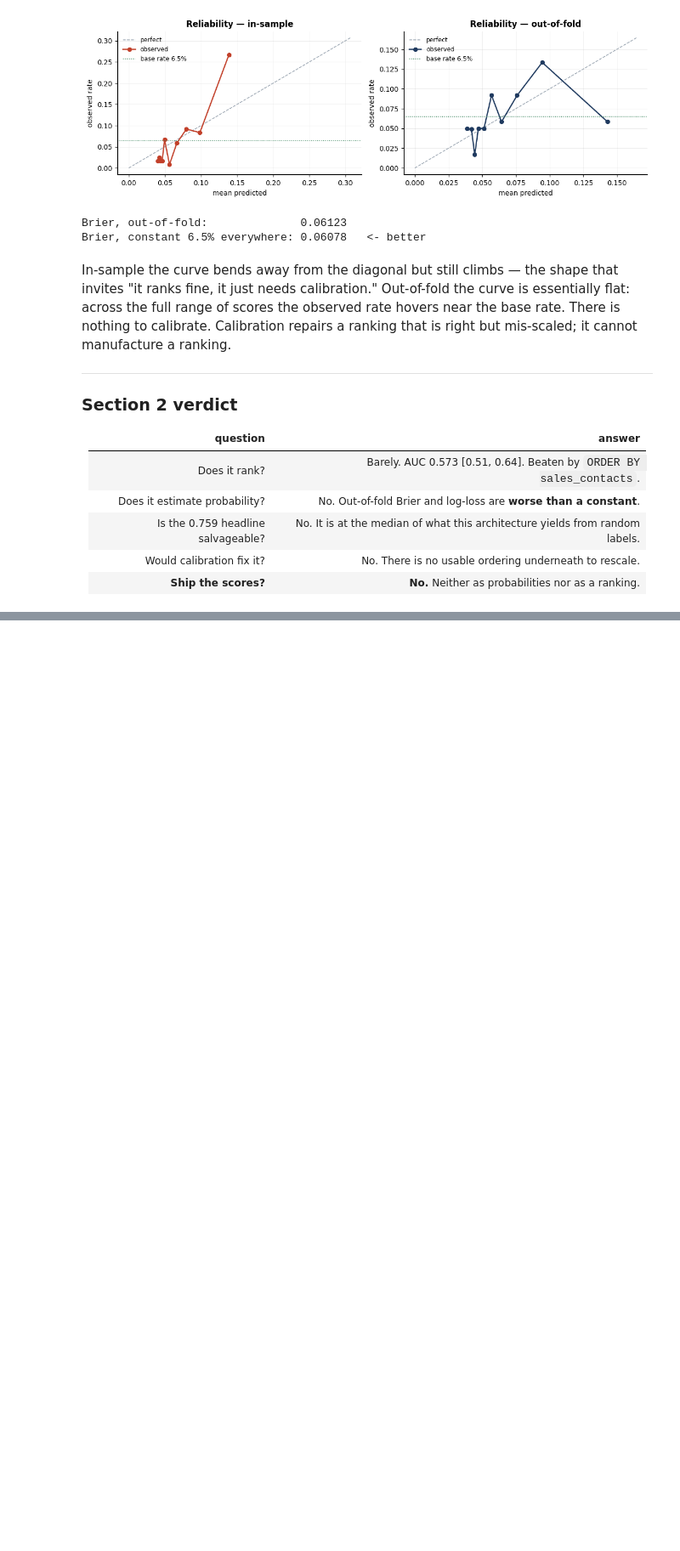
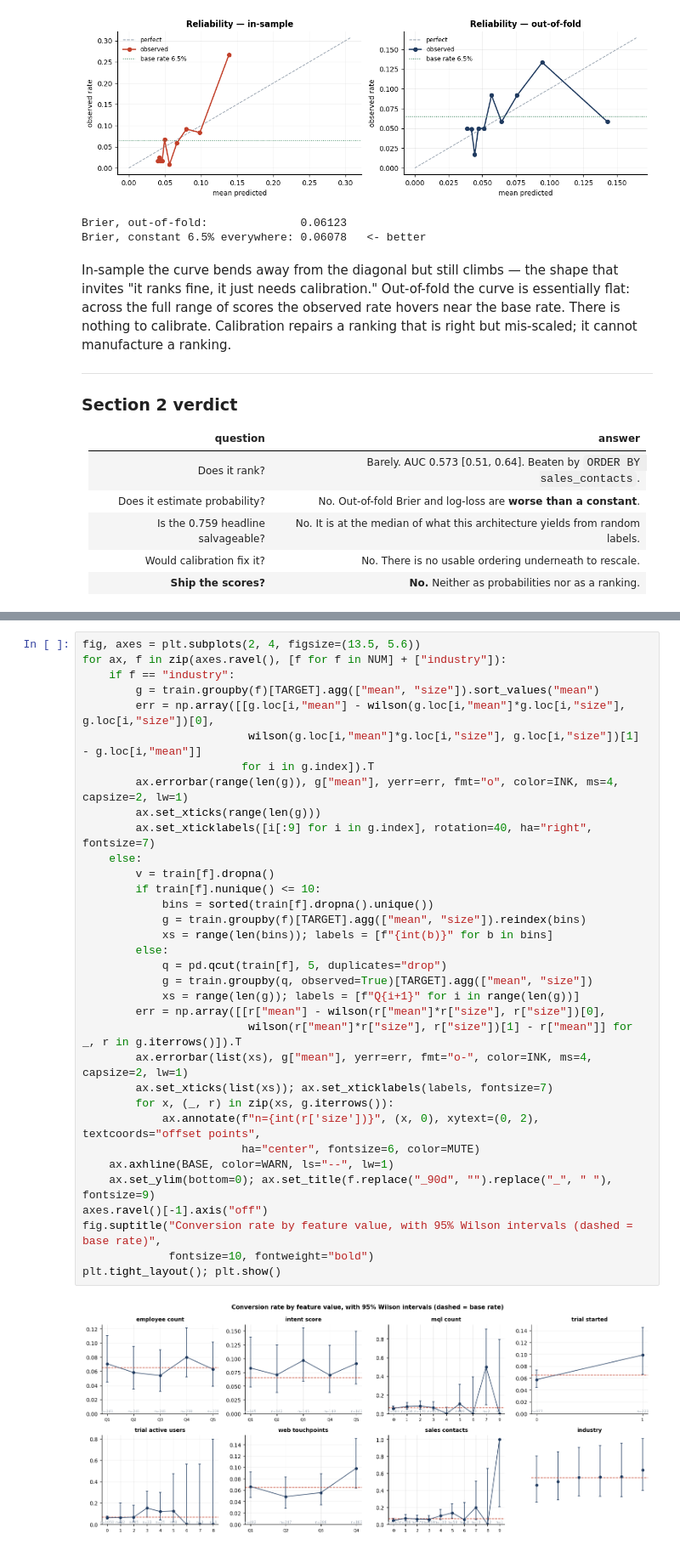
Before and after one commit to ignaciopenesi/cordilla-account-scoring, a Jupyter notebook: audit/01_model_audit.ipynb, the cells around one changed output, grey strips where cells are left out. Shown at 85% size. Drawn from its saved outputs; the diff is of its cells as text; blank space fills up the shorter version.

```diff
--- a/audit/01_model_audit.ipynb
+++ b/audit/01_model_audit.ipynb
@@ -696,0 +778,36 @@ cannot manufacture a ranking.
+# %%
+fig, axes = plt.subplots(2, 4, figsize=(13.5, 5.6))
+for ax, f in zip(axes.ravel(), [f for f in NUM] + ["industry"]):
+    if f == "industry":
+        g = train.groupby(f)[TARGET].agg(["mean", "size"]).sort_values("mean")
+        err = np.array([[g.loc[i,"mean"] - wilson(g.loc[i,"mean"]*g.loc[i,"size"], g.loc[i,"size"])[0],
+                         wilson(g.loc[i,"mean"]*g.loc[i,"size"], g.loc[i,"size"])[1] - g.loc[i,"mean"]]
+                        for i in g.index]).T
+        ax.errorbar(range(len(g)), g["mean"], yerr=err, fmt="o", color=INK, ms=4, capsize=2, lw=1)
+        ax.set_xticks(range(len(g)))
+        ax.set_xticklabels([i[:9] for i in g.index], rotation=40, ha="right", fontsize=7)
+    else:
+        v = train[f].dropna()
+        if train[f].nunique() <= 10:
+            bins = sorted(train[f].dropna().unique())
+            g = train.groupby(f)[TARGET].agg(["mean", "size"]).reindex(bins)
+            xs = range(len(bins)); labels = [f"{int(b)}" for b in bins]
+        else:
+            q = pd.qcut(train[f], 5, duplicates="drop")
+            g = train.groupby(q, observed=True)[TARGET].agg(["mean", "size"])
+            xs = range(len(g)); labels = [f"Q{i+1}" for i in range(len(g))]
+        err = np.array([[r["mean"] - wilson(r["mean"]*r["size"], r["size"])[0],
+                         wilson(r["mean"]*r["size"], r["size"])[1] - r["mean"]] for _, r in g.iterrows()]).T
+        ax.errorbar(list(xs), g["mean"], yerr=err, fmt="o-", color=INK, ms=4, capsize=2, lw=1)
+        ax.set_xticks(list(xs)); ax.set_xticklabels(labels, fontsize=7)
+        for x, (_, r) in zip(xs, g.iterrows()):
+            ax.annotate(f"n={int(r['size'])}", (x, 0), xytext=(0, 2), textcoords="offset points",
+                        ha="center", fontsize=6, color=MUTE)
+    ax.axhline(BASE, color=WARN, ls="--", lw=1)
+    ax.set_ylim(bottom=0); ax.set_title(f.replace("_90d", "").replace("_", " "), fontsize=9)
+axes.ravel()[-1].axis("off")
+fig.suptitle("Conversion rate by feature value, with 95% Wilson intervals (dashed = base rate)",
+             fontsize=10, fontweight="bold")
+plt.tight_layout(); plt.show()
+# %% [output]
+[figure, added]
```
Also changed, not shown: parts of 48 cells of this notebook.
